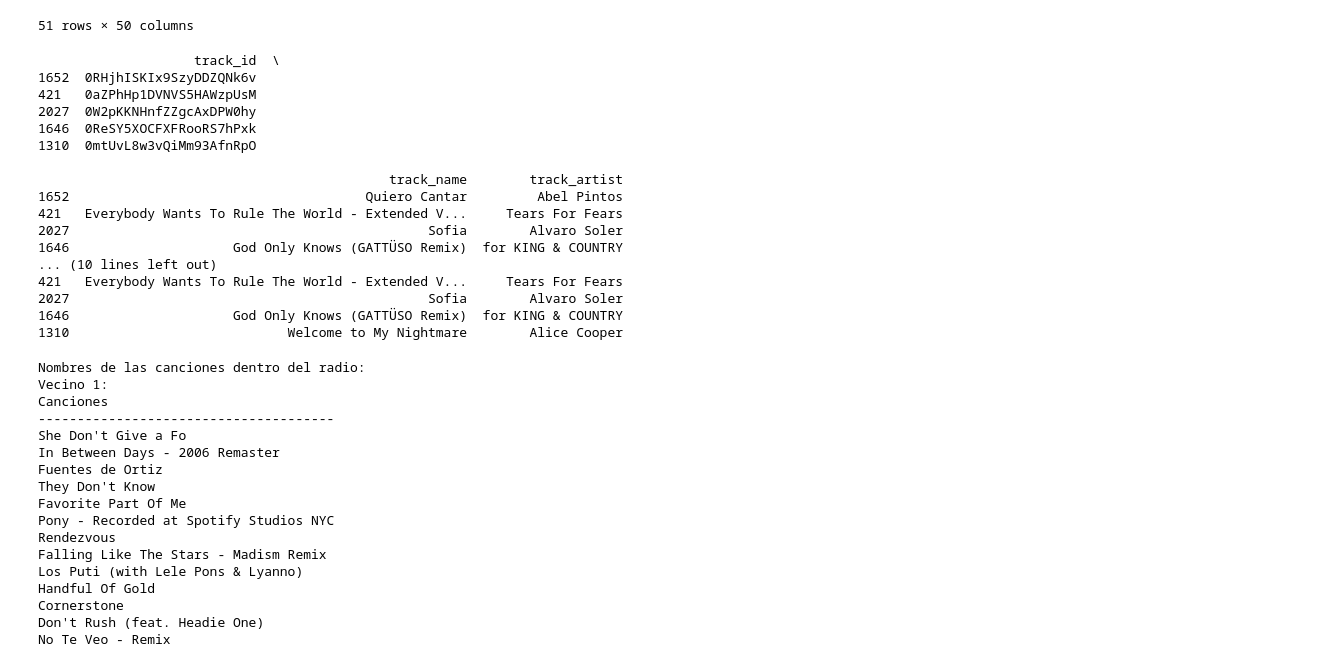
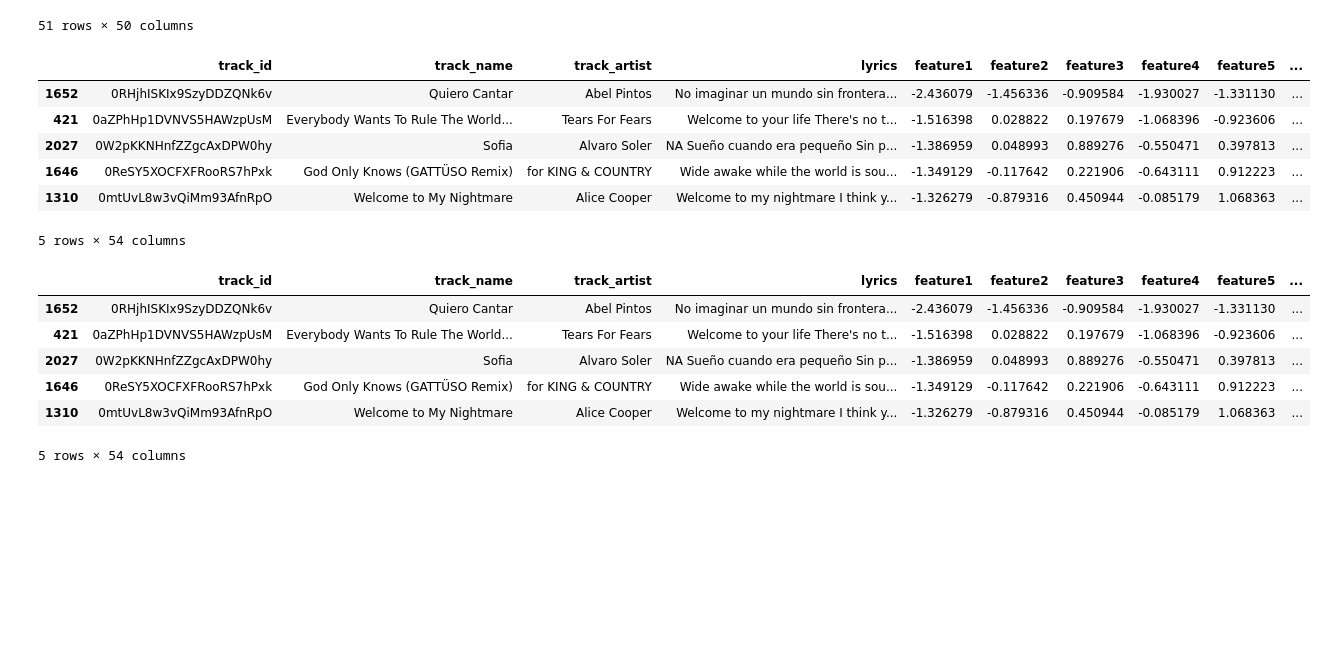
Before and after one commit to MatiasMaravi/BD2-Project2, a Jupyter notebook: knn/knn.ipynb, the cells around one changed output. Cells and saved outputs as stored; diff of their text form; code cells hidden in the pictures; blank space fills up the shorter version.

```diff
--- a/knn/knn.ipynb
+++ b/knn/knn.ipynb
@@ -354,6 +354,8 @@ normalized_combined_data
 2058 rows × 54 columns
 # %%
 import librosa
+
+audio_path="../query.wav"
 
 # Cargar el archivo de audio
 y, sr = librosa.load(audio_path)
@@ -417,35 +419,35 @@ def knn_search(query_audio_features, reference_features, k=5, metric='cosine'):
     distances, indices = knn_model.kneighbors(query_features_numeric)
 
     # Obtener las k canciones más cercanas utilizando los índices
-    nearest_songs = reference_features.iloc[indices[0], :3]  # Obtener solo las primeras 4 columnas
+    nearest_songs = reference_features.iloc[indices[0], :54]  # Obtener solo las primeras 4 columnas
 
     return nearest_songs
+# %%
+#Sin normalizacion
+k_nearest_songs = knn_search(audio_features, normalized_combined_data, k=5)
+result = pd.DataFrame(k_nearest_songs)
+result
+# %% [output]
+|  | track_id | track_name | track_artist | lyrics | feature1 | feature2 | feature3 | feature4 | feature5 | ... |
+| 1652 | 0RHjhISKIx9SzyDDZQNk6v | Quiero Cantar | Abel Pintos | No imaginar un mundo sin frontera... | -2.436079 | -1.456336 | -0.909584 | -1.930027 | -1.331130 | ... |
+| 421 | 0aZPhHp1DVNVS5HAWzpUsM | Everybody Wants To Rule The World... | Tears For Fears | Welcome to your life There's no t... | -1.516398 | 0.028822 | 0.197679 | -1.068396 | -0.923606 | ... |
+| 2027 | 0W2pKKNHnfZZgcAxDPW0hy | Sofia | Alvaro Soler | NA Sueño cuando era pequeño Sin p... | -1.386959 | 0.048993 | 0.889276 | -0.550471 | 0.397813 | ... |
+| 1646 | 0ReSY5XOCFXFRooRS7hPxk | God Only Knows (GATTÜSO Remix) | for KING & COUNTRY | Wide awake while the world is sou... | -1.349129 | -0.117642 | 0.221906 | -0.643111 | 0.912223 | ... |
+| 1310 | 0mtUvL8w3vQiMm93AfnRpO | Welcome to My Nightmare | Alice Cooper | Welcome to my nightmare I think y... | -1.326279 | -0.879316 | 0.450944 | -0.085179 | 1.068363 | ... |
+5 rows × 54 columns
 # %%
 #Con normalizacion
-k_nearest_songs = knn_search(audio_features, normalized_combined_data, k=5)
-print(k_nearest_songs)
-
-#Sin normalizacion
 k_nearest_songs = knn_search(scaled_audio_features, normalized_combined_data, k=5)
-print(k_nearest_songs)
+result = pd.DataFrame(k_nearest_songs)
+result
 # %% [output]
+|  | track_id | track_name | track_artist | lyrics | feature1 | feature2 | feature3 | feature4 | feature5 | ... |
+| 1652 | 0RHjhISKIx9SzyDDZQNk6v | Quiero Cantar | Abel Pintos | No imaginar un mundo sin frontera... | -2.436079 | -1.456336 | -0.909584 | -1.930027 | -1.331130 | ... |
+| 421 | 0aZPhHp1DVNVS5HAWzpUsM | Everybody Wants To Rule The World... | Tears For Fears | Welcome to your life There's no t... | -1.516398 | 0.028822 | 0.197679 | -1.068396 | -0.923606 | ... |
+| 2027 | 0W2pKKNHnfZZgcAxDPW0hy | Sofia | Alvaro Soler | NA Sueño cuando era pequeño Sin p... | -1.386959 | 0.048993 | 0.889276 | -0.550471 | 0.397813 | ... |
+| 1646 | 0ReSY5XOCFXFRooRS7hPxk | God Only Knows (GATTÜSO Remix) | for KING & COUNTRY | Wide awake while the world is sou... | -1.349129 | -0.117642 | 0.221906 | -0.643111 | 0.912223 | ... |
+| 1310 | 0mtUvL8w3vQiMm93AfnRpO | Welcome to My Nightmare | Alice Cooper | Welcome to my nightmare I think y... | -1.326279 | -0.879316 | 0.450944 | -0.085179 | 1.068363 | ... |
-                    track_id  \
-1652  0RHjhISKIx9SzyDDZQNk6v
-421   0aZPhHp1DVNVS5HAWzpUsM
-2027  0W2pKKNHnfZZgcAxDPW0hy
-1646  0ReSY5XOCFXFRooRS7hPxk
-1310  0mtUvL8w3vQiMm93AfnRpO
-
-                                             track_name        track_artist
-1652                                      Quiero Cantar         Abel Pintos
-421   Everybody Wants To Rule The World - Extended V...     Tears For Fears
-2027                                              Sofia        Alvaro Soler
-1646                     God Only Knows (GATTÜSO Remix)  for KING & COUNTRY
-... (10 lines left out)
-421   Everybody Wants To Rule The World - Extended V...     Tears For Fears
-2027                                              Sofia        Alvaro Soler
-1646                     God Only Knows (GATTÜSO Remix)  for KING & COUNTRY
-1310                            Welcome to My Nightmare        Alice Cooper
+5 rows × 54 columns
 # %%
 from tabulate import tabulate
 from sklearn.neighbors import NearestNeighbors
@@ -487,29 +478,3 @@ def range_search(query_features, reference_features, radius):
         song_names.append(songs_in_neighbor)
 
     return song_names
-# %%
-radius = 250  # Puedes ajustar el radio según tus necesidades
-indices_within_radius = range_search(scaled_audio_features, normalized_combined_data, radius)
-
-# Mostrar los resultados en formato tabular
-print("Nombres de las canciones dentro del radio:")
-for i, names in enumerate(indices_within_radius):
-    print(f"Vecino {i + 1}:\n{tabulate([(name,) for name in names], headers=['Canciones'])}\n")
-# %% [output]
-Nombres de las canciones dentro del radio:
-Vecino 1:
-Canciones
---------------------------------------
-She Don't Give a Fo
-In Between Days - 2006 Remaster
-Fuentes de Ortiz
-They Don't Know
-Favorite Part Of Me
-Pony - Recorded at Spotify Studios NYC
-Rendezvous
-Falling Like The Stars - Madism Remix
-Los Puti (with Lele Pons & Lyanno)
-Handful Of Gold
-Cornerstone
-Don't Rush (feat. Headie One)
-No Te Veo - Remix
```
Also changed, not shown: parts of 2 cells of this notebook.
